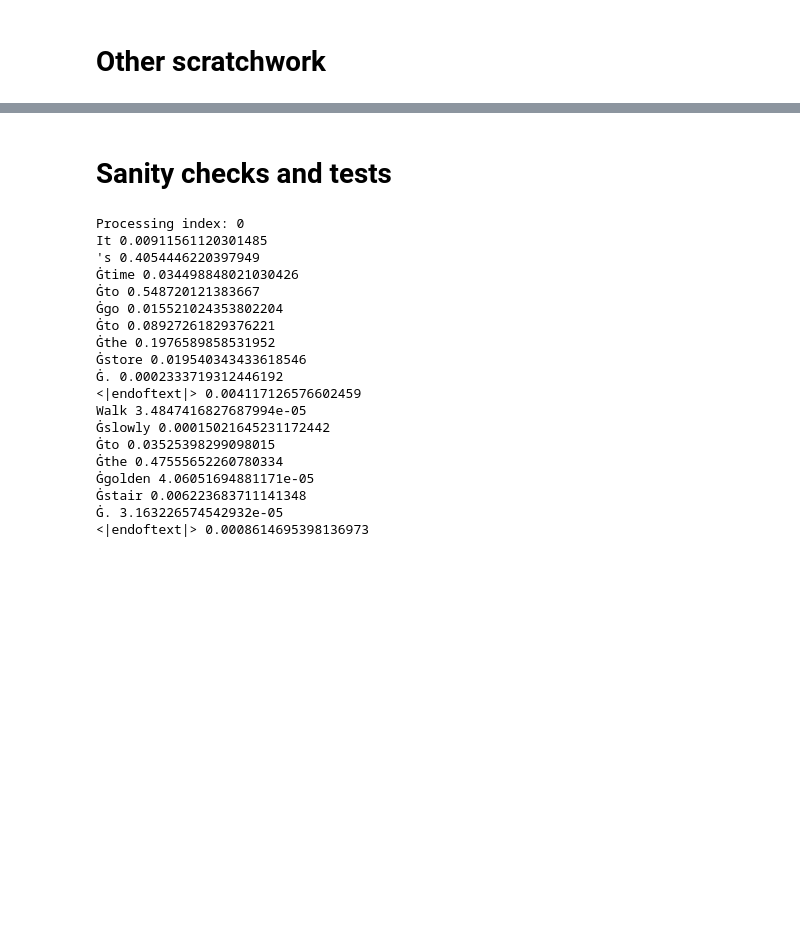
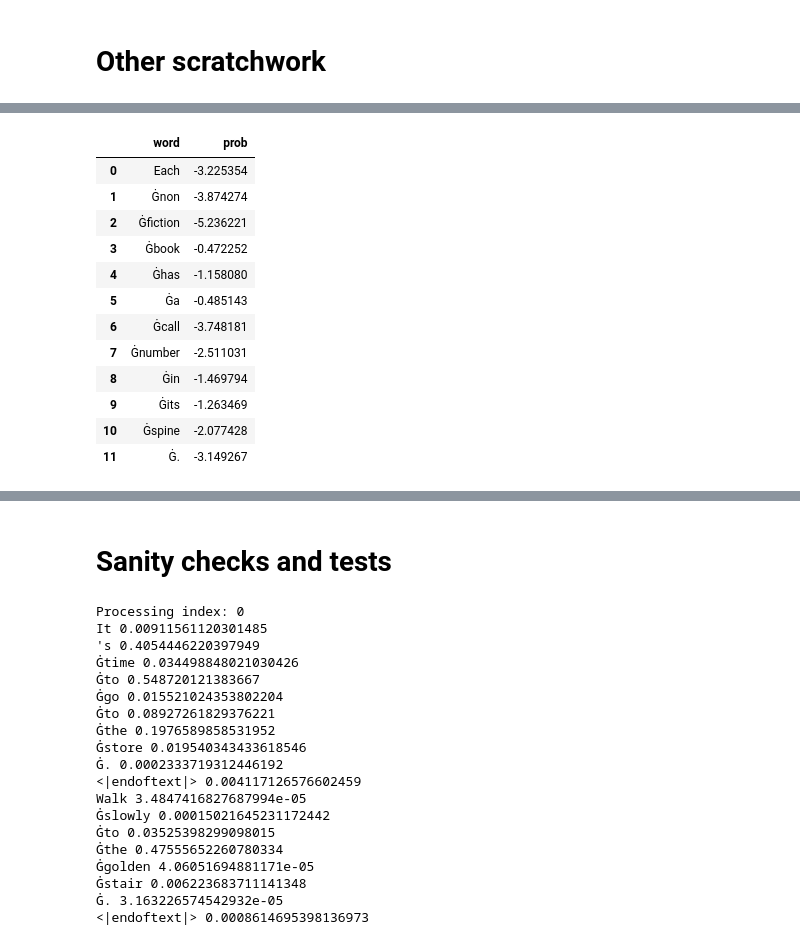
Before and after one commit to smeylan/telephone-analysis-public, a Jupyter notebook: model_development.ipynb, the cells around one changed output, grey strips where cells are left out. Drawn from its saved outputs; the diff is of its cells as text; code cells hidden in the pictures; blank space fills up the shorter version.

```diff
--- a/model_development.ipynb
+++ b/model_development.ipynb
@@ -21,0 +265,16 @@ KeyboardInterrupt:
+# %%
+temp_results['gpt2_medium'][1]
+# %% [output]
+|  | word | prob |
+| 0 | Each | -3.225354 |
+| 1 | Ġnon | -3.874274 |
+| 2 | Ġfiction | -5.236221 |
+| 3 | Ġbook | -0.472252 |
+| 4 | Ġhas | -1.158080 |
+| 5 | Ġa | -0.485143 |
+| 6 | Ġcall | -3.748181 |
+| 7 | Ġnumber | -2.511031 |
+| 8 | Ġin | -1.469794 |
+| 9 | Ġits | -1.263469 |
+| 10 | Ġspine | -2.077428 |
+| 11 | Ġ. | -3.149267 |
```
Also changed, not shown: parts of 21 cells of this notebook, 2 other files.
